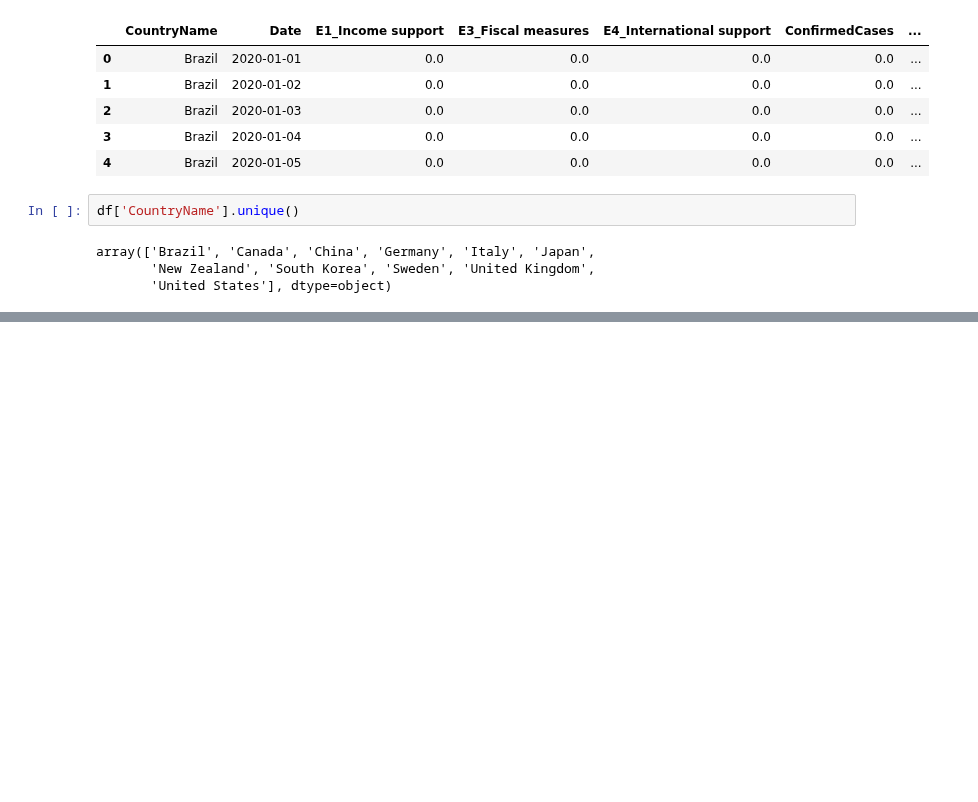
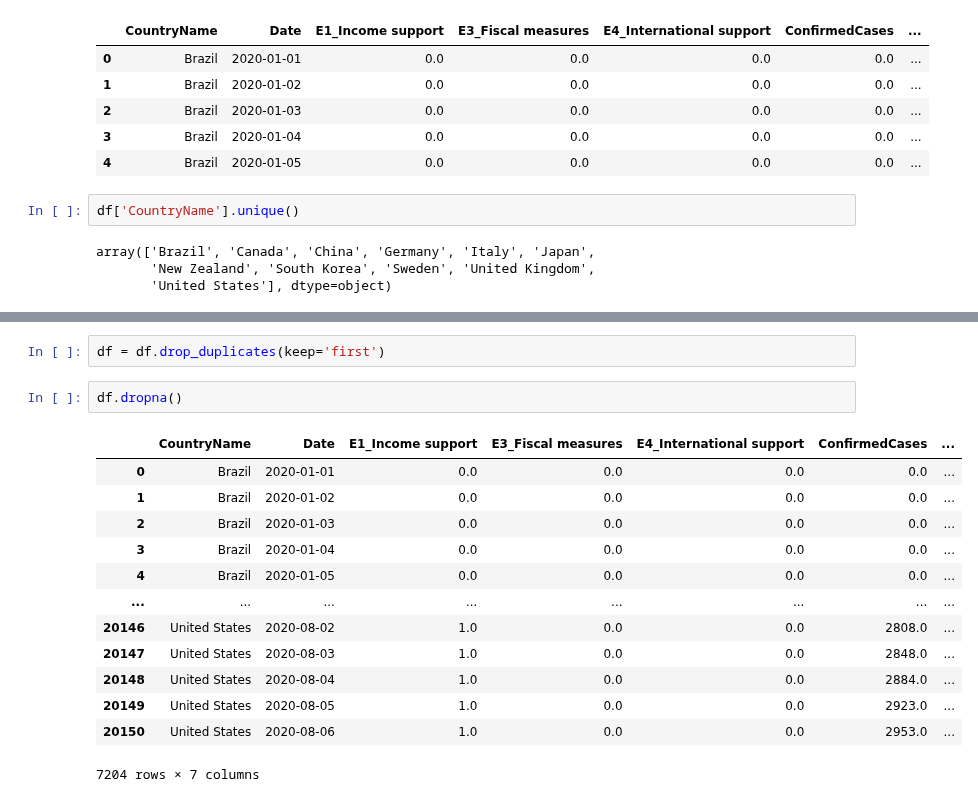
Before and after one commit to rejane-b/Project_1, a Jupyter notebook: Economics.ipynb, the cells around one changed output, grey strips where cells are left out. Saved outputs shown, nothing was run; the diff lists cells and outputs as text; blank space fills up the shorter version.

```diff
--- a/Economics.ipynb
+++ b/Economics.ipynb
@@ -75,0 +118,18 @@ country_df
+# %%
+df = df.drop_duplicates(keep='first')
+# %%
+df.dropna()
+# %% [output]
+|  | CountryName | Date | E1_Income support | E3_Fiscal measures | E4_International support | ConfirmedCases | ... |
+| 0 | Brazil | 2020-01-01 | 0.0 | 0.0 | 0.0 | 0.0 | ... |
+| 1 | Brazil | 2020-01-02 | 0.0 | 0.0 | 0.0 | 0.0 | ... |
+| 2 | Brazil | 2020-01-03 | 0.0 | 0.0 | 0.0 | 0.0 | ... |
+| 3 | Brazil | 2020-01-04 | 0.0 | 0.0 | 0.0 | 0.0 | ... |
+| 4 | Brazil | 2020-01-05 | 0.0 | 0.0 | 0.0 | 0.0 | ... |
+| ... | ... | ... | ... | ... | ... | ... | ... |
+| 20146 | United States | 2020-08-02 | 1.0 | 0.0 | 0.0 | 2808.0 | ... |
+| 20147 | United States | 2020-08-03 | 1.0 | 0.0 | 0.0 | 2848.0 | ... |
+| 20148 | United States | 2020-08-04 | 1.0 | 0.0 | 0.0 | 2884.0 | ... |
+| 20149 | United States | 2020-08-05 | 1.0 | 0.0 | 0.0 | 2923.0 | ... |
+| 20150 | United States | 2020-08-06 | 1.0 | 0.0 | 0.0 | 2953.0 | ... |
+7204 rows × 7 columns
```
Also changed, not shown: parts of 11 cells of this notebook, 2 other files.
